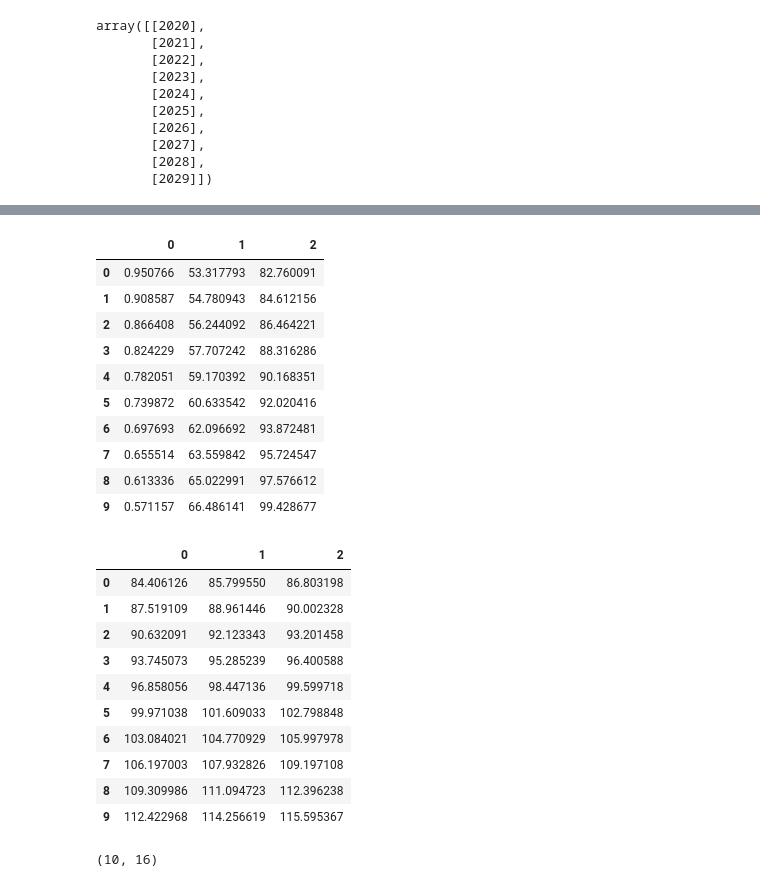
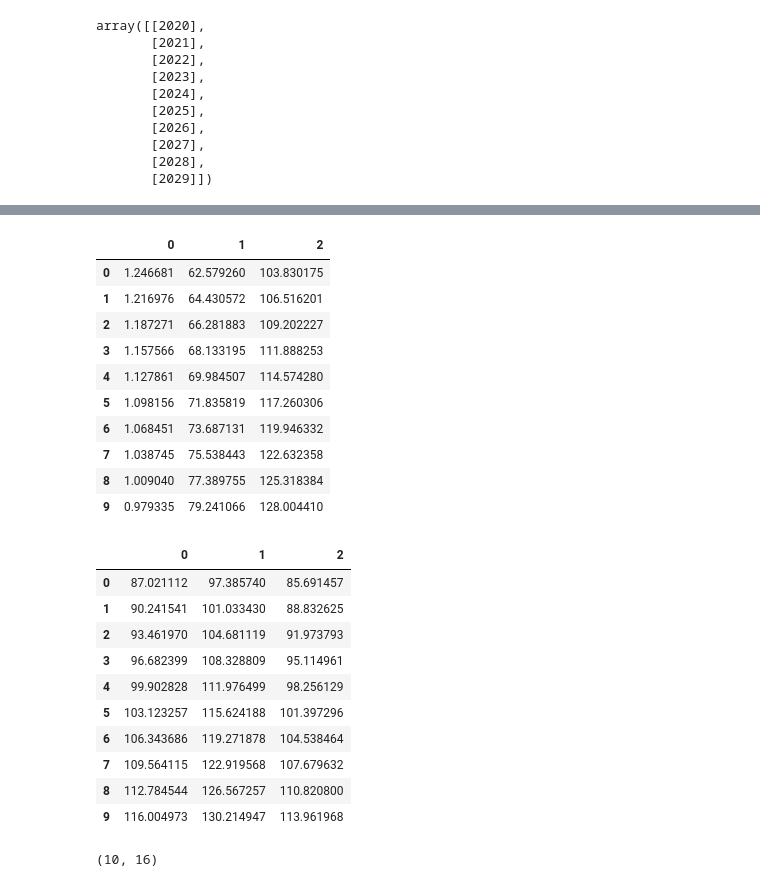
Before and after one commit to ELALAY/Morocco-Energy-Consumption-Production-Prediction, a Jupyter notebook: Prediction of Factors.ipynb, the cells around one changed output, grey strips where cells are left out. Cells and saved outputs as stored; diff of their text form; code cells hidden in the pictures.

```diff
--- a/Prediction of Factors.ipynb
+++ b/Prediction of Factors.ipynb
@@ -70,7 +71,4 @@ X_train = np.array(X_train).reshape(-1, 1)
 #X_train
-# %%
-X_test = np.array(X_test).reshape(-1, 1)
-#X_test
 # %% [markdown]
 **Linear Regression - All Factors**
 # %%
@@ -137,7 +135,7 @@ cat1 = pd.concat([tr, ind, res, com], axis = 1)
 #cat1
 
 cat1_Linear_model = LinearRegression()
-cat1_Linear_model.fit(X_train, cat1[:-10])
+cat1_Linear_model.fit(years, cat1)
 cat1_predicted_Linear = cat1_Linear_model.predict(X_test)
 cat1_predicted_Linear = pd.DataFrame(cat1_predicted_Linear)
 cat1_predicted_Linear
@@ -162,7 +160,7 @@ cat2 = pd.concat([pop_growth, pop_density, gdp_billions], axis = 1)
 #cat2
 
 cat2_Linear_model = LinearRegression()
-cat2_Linear_model.fit(X_train, cat2[:-10])
+cat2_Linear_model.fit(years, cat2)
 cat2_predicted_Linear = cat2_Linear_model.predict(X_test)
 cat2_predicted_Linear = pd.DataFrame(cat2_predicted_Linear)
 cat2_predicted_Linear
@@ -186,7 +184,7 @@ oil_prod_import = df['Oil & products Imports (TJ)']
 cat3 = pd.concat([installed_cap_re, reserves, oil_prod_import], axis = 1)
 cat3
 cat3_Linear_model = LinearRegression()
-cat3_Linear_model.fit(X_train, cat3[:-10])
+cat3_Linear_model.fit(years, cat3)
 cat3_predicted_Linear = cat3_Linear_model.predict(X_test)
 cat3_predicted_Linear = pd.DataFrame(cat3_predicted_Linear)
 cat3_predicted_Linear
@@ -205,28 +203,28 @@ cat3_predicted_Linear
 # %%
 #Category 4
 #Population growth (%).1	GDP (Trillion USD)	Oil prices ($/MW)
 pop_growth_world= df['Population growth (%)']
 gdp_trillion = df['GDP (Trillion USD)']
 oil_prices = df['Oil prices ($/MW)']
 cat4 = pd.concat([pop_growth_world, gdp_trillion, oil_prices], axis = 1)
 cat4
 cat4_Linear_model = LinearRegression()
-cat4_Linear_model.fit(X_train, cat4[:-10])
+cat4_Linear_model.fit(years, cat4)
 cat4_predicted_Linear = cat4_Linear_model.predict(X_test)
 cat4_predicted_Linear = pd.DataFrame(cat4_predicted_Linear)
 cat4_predicted_Linear
 # %% [output]
 |  | 0 | 1 | 2 |
-| 0 | 0.950766 | 53.317793 | 82.760091 |
-| 1 | 0.908587 | 54.780943 | 84.612156 |
-| 2 | 0.866408 | 56.244092 | 86.464221 |
-| 3 | 0.824229 | 57.707242 | 88.316286 |
-| 4 | 0.782051 | 59.170392 | 90.168351 |
-| 5 | 0.739872 | 60.633542 | 92.020416 |
-| 6 | 0.697693 | 62.096692 | 93.872481 |
-| 7 | 0.655514 | 63.559842 | 95.724547 |
-| 8 | 0.613336 | 65.022991 | 97.576612 |
-| 9 | 0.571157 | 66.486141 | 99.428677 |
+| 0 | 1.246681 | 62.579260 | 103.830175 |
+| 1 | 1.216976 | 64.430572 | 106.516201 |
+| 2 | 1.187271 | 66.281883 | 109.202227 |
+| 3 | 1.157566 | 68.133195 | 111.888253 |
+| 4 | 1.127861 | 69.984507 | 114.574280 |
+| 5 | 1.098156 | 71.835819 | 117.260306 |
+| 6 | 1.068451 | 73.687131 | 119.946332 |
+| 7 | 1.038745 | 75.538443 | 122.632358 |
+| 8 | 1.009040 | 77.389755 | 125.318384 |
+| 9 | 0.979335 | 79.241066 | 128.004410 |
 # %%
 #Category 5
 #Energy Security (%)	Energy Equity (%)	Environmental Sustainability (%)
@@ -236,22 +234,22 @@ env_sus = df['Environmental Sustainability (%)']
 cat5 = pd.concat([Enery_sec, Energy_equity, env_sus], axis = 1)
 cat5
 cat5_Linear_model = LinearRegression()
-cat5_Linear_model.fit(X_train, cat5[:-10])
+cat5_Linear_model.fit(years, cat5)
 cat5_predicted_Linear = cat5_Linear_model.predict(X_test)
 cat5_predicted_Linear = pd.DataFrame(cat5_predicted_Linear)
 cat5_predicted_Linear
 # %% [output]
 |  | 0 | 1 | 2 |
-| 0 | 84.406126 | 85.799550 | 86.803198 |
-| 1 | 87.519109 | 88.961446 | 90.002328 |
-| 2 | 90.632091 | 92.123343 | 93.201458 |
-| 3 | 93.745073 | 95.285239 | 96.400588 |
-| 4 | 96.858056 | 98.447136 | 99.599718 |
-| 5 | 99.971038 | 101.609033 | 102.798848 |
-| 6 | 103.084021 | 104.770929 | 105.997978 |
-| 7 | 106.197003 | 107.932826 | 109.197108 |
-| 8 | 109.309986 | 111.094723 | 112.396238 |
-| 9 | 112.422968 | 114.256619 | 115.595367 |
+| 0 | 87.021112 | 97.385740 | 85.691457 |
+| 1 | 90.241541 | 101.033430 | 88.832625 |
+| 2 | 93.461970 | 104.681119 | 91.973793 |
+| 3 | 96.682399 | 108.328809 | 95.114961 |
+| 4 | 99.902828 | 111.976499 | 98.256129 |
+| 5 | 103.123257 | 115.624188 | 101.397296 |
+| 6 | 106.343686 | 119.271878 | 104.538464 |
+| 7 | 109.564115 | 122.919568 | 107.679632 |
+| 8 | 112.784544 | 126.567257 | 110.820800 |
+| 9 | 116.004973 | 130.214947 | 113.961968 |
 # %%
 #Merging the 5 categories findings
 
```
Also changed, not shown: parts of 8 cells of this notebook, 2 other files.
